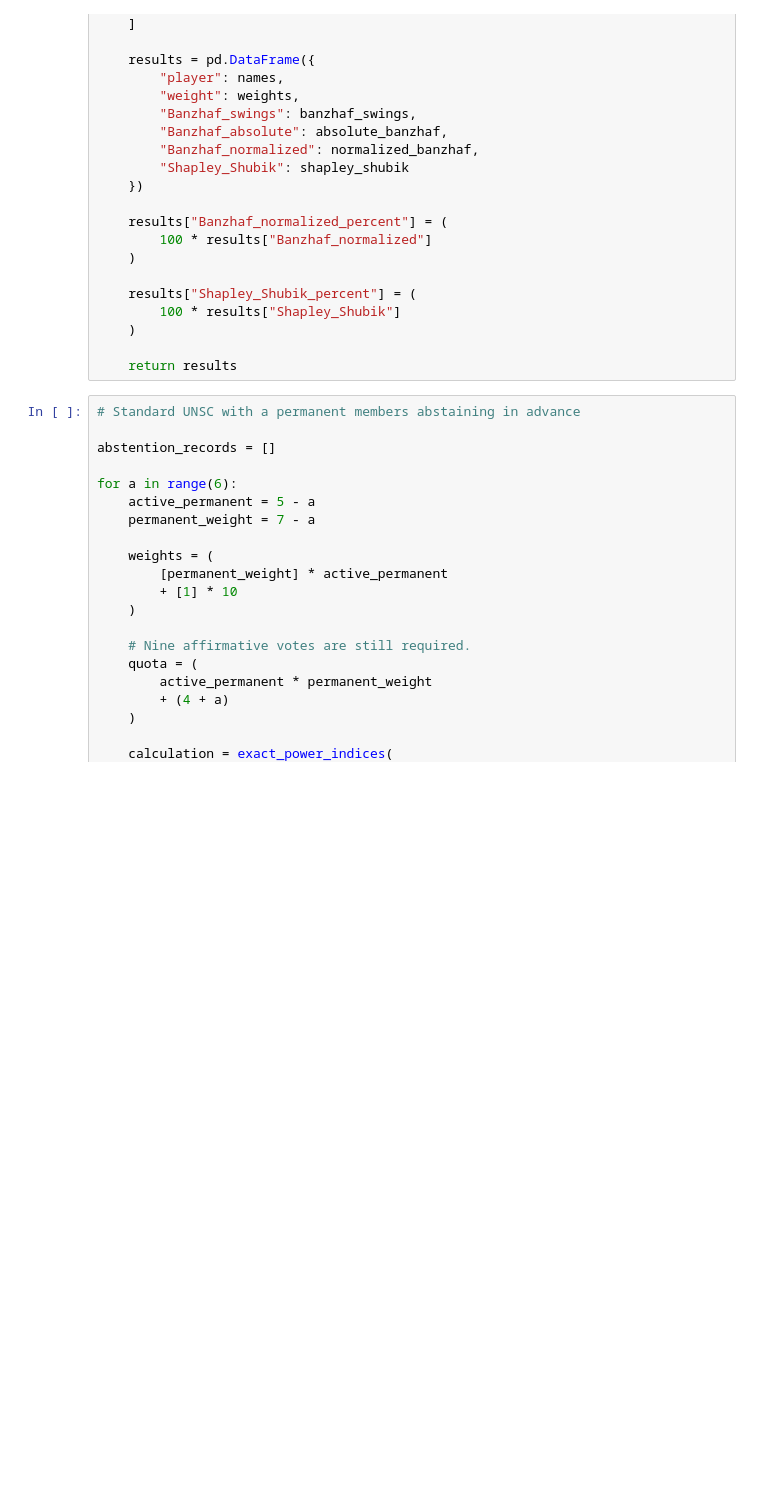
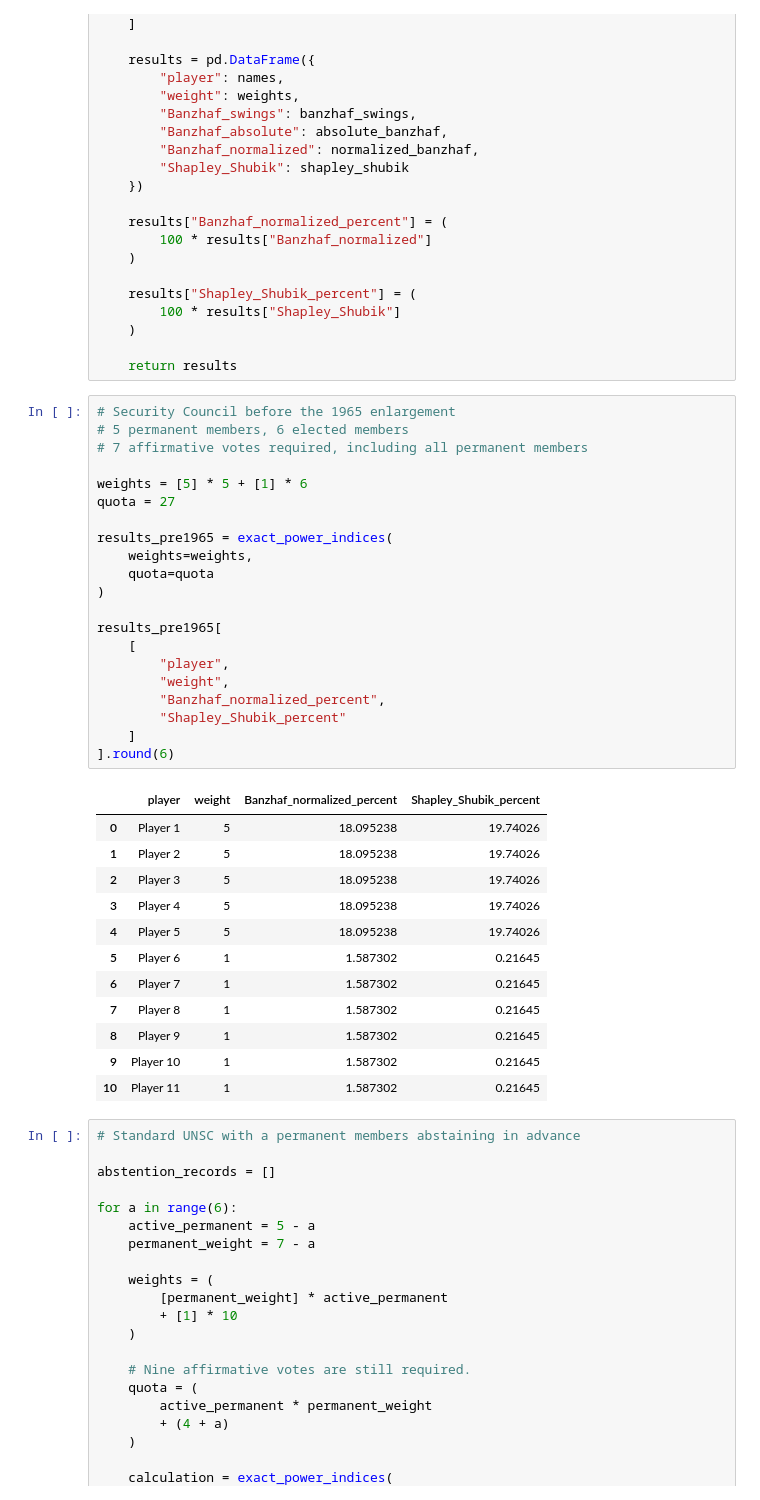
Before and after one commit to ivolic/UNSC_power_indices, a Jupyter notebook: UNSC_power_indices.ipynb, the cells around one changed output. Cells and saved outputs as stored; diff of their text form; blank space fills up the shorter version.

```diff
--- a/UNSC_power_indices.ipynb
+++ b/UNSC_power_indices.ipynb
@@ -121,6 +121,40 @@ def exact_power_indices(weights, quota, names=None):
     )
 
     return results
+# %%
+# Security Council before the 1965 enlargement
+# 5 permanent members, 6 elected members
+# 7 affirmative votes required, including all permanent members
+
+weights = [5] * 5 + [1] * 6
+quota = 27
+
+results_pre1965 = exact_power_indices(
+    weights=weights,
+    quota=quota
+)
+
+results_pre1965[
+    [
+        "player",
+        "weight",
+        "Banzhaf_normalized_percent",
+        "Shapley_Shubik_percent"
+    ]
+].round(6)
+# %% [output]
+|  | player | weight | Banzhaf_normalized_percent | Shapley_Shubik_percent |
+| 0 | Player 1 | 5 | 18.095238 | 19.74026 |
+| 1 | Player 2 | 5 | 18.095238 | 19.74026 |
+| 2 | Player 3 | 5 | 18.095238 | 19.74026 |
+| 3 | Player 4 | 5 | 18.095238 | 19.74026 |
+| 4 | Player 5 | 5 | 18.095238 | 19.74026 |
+| 5 | Player 6 | 1 | 1.587302 | 0.21645 |
+| 6 | Player 7 | 1 | 1.587302 | 0.21645 |
+| 7 | Player 8 | 1 | 1.587302 | 0.21645 |
+| 8 | Player 9 | 1 | 1.587302 | 0.21645 |
+| 9 | Player 10 | 1 | 1.587302 | 0.21645 |
+| 10 | Player 11 | 1 | 1.587302 | 0.21645 |
 # %%
 # Standard UNSC with a permanent members abstaining in advance
 
```
